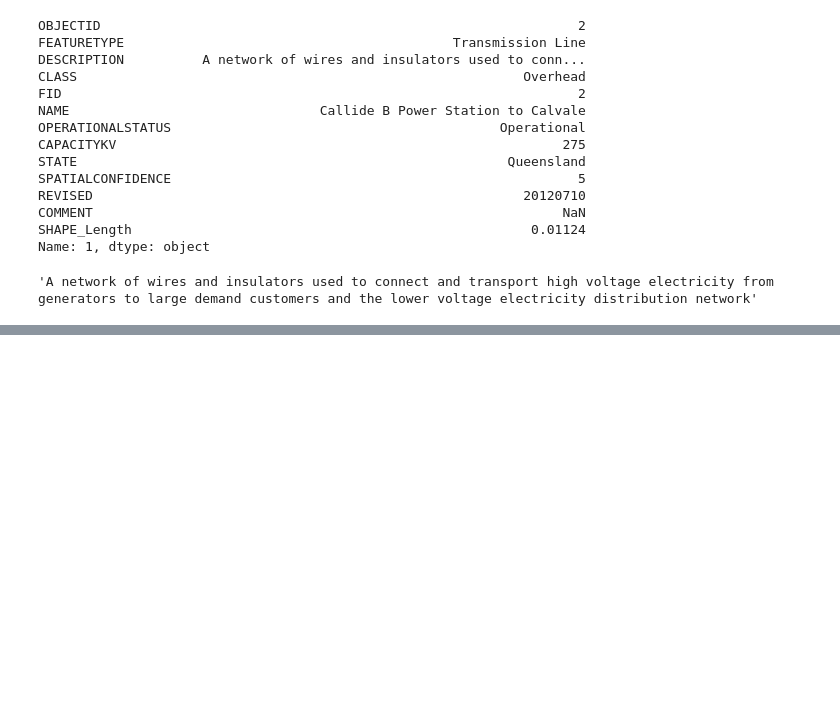
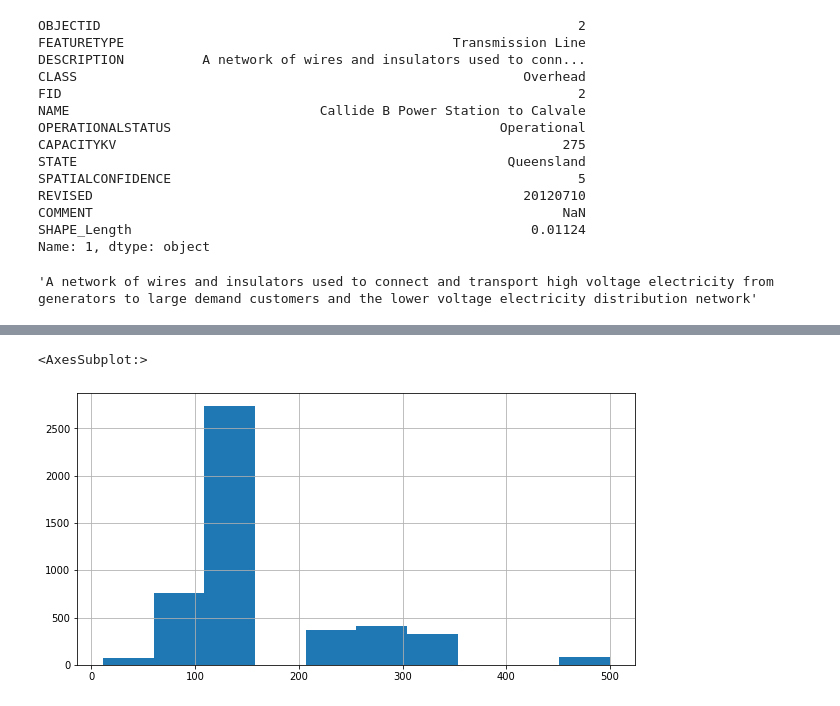
Before and after one commit to EvJ-5903/me, a Jupyter notebook: set5/Data Collection.ipynb, the cells around one changed output, grey strips where cells are left out. Saved outputs shown, nothing was run; the diff lists cells and outputs as text; code cells hidden in the pictures; blank space fills up the shorter version.

```diff
--- a/set5/Data Collection.ipynb
+++ b/set5/Data Collection.ipynb
@@ -60,0 +77,5 @@ SyntaxError: invalid syntax (1953464400.py, line 1)
+# %%
+transmissionlines_data["CAPACITYKV"].hist()
+# %% [output]
+<AxesSubplot:>
+[figure, added]
```
Also changed, not shown: parts of 6 cells of this notebook, 3 other files.
